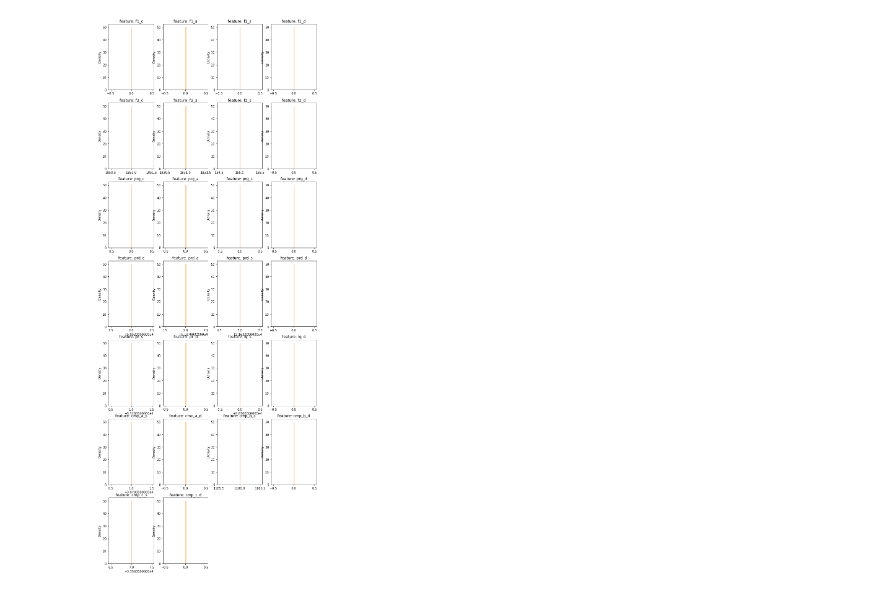
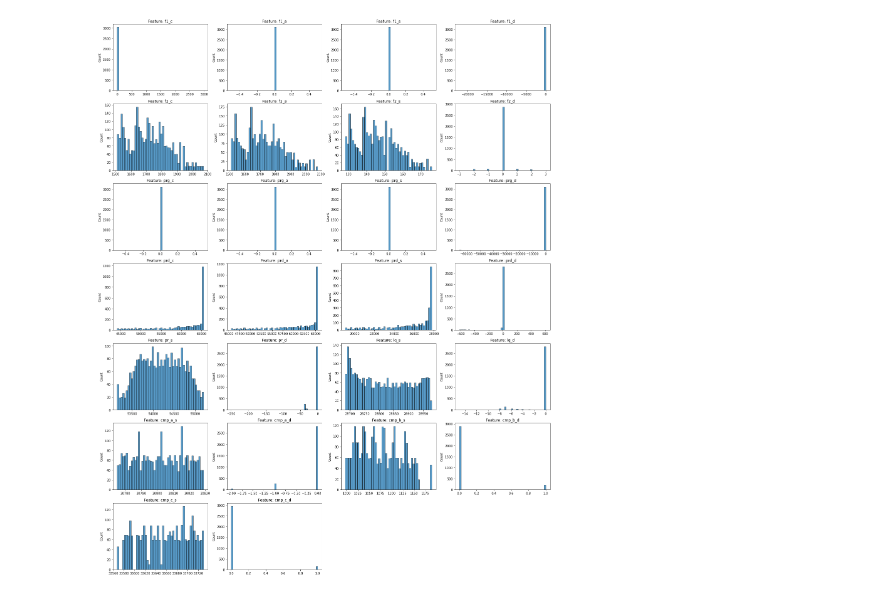
Before and after one commit to daveshubham/ML-based-anomaly-detection, a Jupyter notebook: Task 2.ipynb, the cells around one changed output. Saved outputs shown, nothing was run; the diff lists cells and outputs as text; code cells hidden in the pictures.

```diff
--- a/Task 2.ipynb
+++ b/Task 2.ipynb
@@ -7,7 +7,7 @@ import seaborn as sns
 import matplotlib.pyplot as plt
 from matplotlib import gridspec
 
-train_path = r"C:\Users\nxb202\OneDrive - Sherwin-Williams\Desktop\CIS 492\MidTerm Project\dataset\dataset\train"
+train_path = r"dataset\dataset\train"
 train_list = glob.glob(train_path + "/*.csv")
 df = pd.DataFrame(pd.read_csv(train_list[0]))
 for i in range(1,len(train_list)):
@@ -39,7 +39,7 @@ def selectThresholdByCV(probs,gt):
         Precisionarray.append(Precision)
         print ('For below Epsilon')
         print(epsilon)
-        print ('F1 score , Recall and Precision are as below')
+        print ('F1 Score , Recall and Precision are as below')
         print ('Best F1 Score %f' %f)
         print ('Best Recall Score %f' %Recall)
         print ('Best Precision Score %f' %Precision)
@@ -57,9 +57,9 @@ def selectThresholdByCV(probs,gt):
     ax.set_xticks(range(5))
     ax.set_xticklabels(epsilons,rotation = 60 ,fontsize = 'medium' )
     ax.set_ylim((0,1.0))
-    ax.set_title('F1 score vs Epsilon value')
+    ax.set_title('F1 Score vs Epsilon value')
     ax.annotate('Best F1 Score', xy=(best_epsilon,best_f1), xytext=(best_epsilon,best_f1))
-    plt.xlabel("Epsilon value")
+    plt.xlabel("Epsilon Value")
     plt.ylabel("F1 Score")
     plt.show()
     fig = plt.figure()
@@ -68,38 +68,38 @@ def selectThresholdByCV(probs,gt):
     plt.plot(Recallarray ,"ro")
     plt.plot(Recallarray)
     ax.set_xticks(range(5))
     ax.set_xticklabels(epsilons,rotation = 60 ,fontsize = 'medium' )
     ax.set_ylim((0,1.0))
-    ax.set_title('Recall vs Epsilon value')
+    ax.set_title('Recall vs Epsilon Value')
     ax.annotate('Best Recall Score', xy=(best_epsilon,best_recall), xytext=(best_epsilon,best_recall))
-    plt.xlabel("Epsilon value")
+    plt.xlabel("Epsilon Value")
     plt.ylabel("Recall Score")
     plt.show()
     fig = plt.figure()
     ax = fig.add_axes([0.1, 0.5, 0.9, 0.3])
     #plt.subplot(3,1,3)
     plt.plot(Precisionarray ,"ro")
     plt.plot(Precisionarray)
     ax.set_xticks(range(5))
     ax.set_xticklabels(epsilons,rotation = 60 ,fontsize = 'medium' )
     ax.set_ylim((0,1.0))
     ax.set_title('Precision vs Epsilon value')
     ax.annotate('Best Precision Score', xy=(best_epsilon,best_precision), xytext=(best_epsilon,best_precision))
-    plt.xlabel("Epsilon value")
+    plt.xlabel("Epsilon Value")
     plt.ylabel("Precision Score")
     plt.show()
     return best_f1, best_epsilon
 
 v_features = df.iloc[:,1:29].columns
 
-plt.figure(figsize=(12,8*4))
+plt.figure(figsize=(25, 8 * 4))
 gs = gridspec.GridSpec(7, 4)
 for i, cn in enumerate(df[v_features]):
     ax = plt.subplot(gs[i])
-    sns.distplot(df[cn][df.Clas == 1], bins=50)
-    sns.distplot(df[cn][df.Class == 0], bins=50)
+    sns.histplot(df[cn][df['f1_d'] == 1], bins = 50)
+    sns.histplot(df[cn][df['f1_a'] == 0], bins = 50)
     ax.set_xlabel('')
-    ax.set_title('feature: ' + str(cn))
+    ax.set_title('Feature: ' + str(cn))
 plt.show()
 # %% [output]
-[figure, old version]
+[figure, new version]
```
